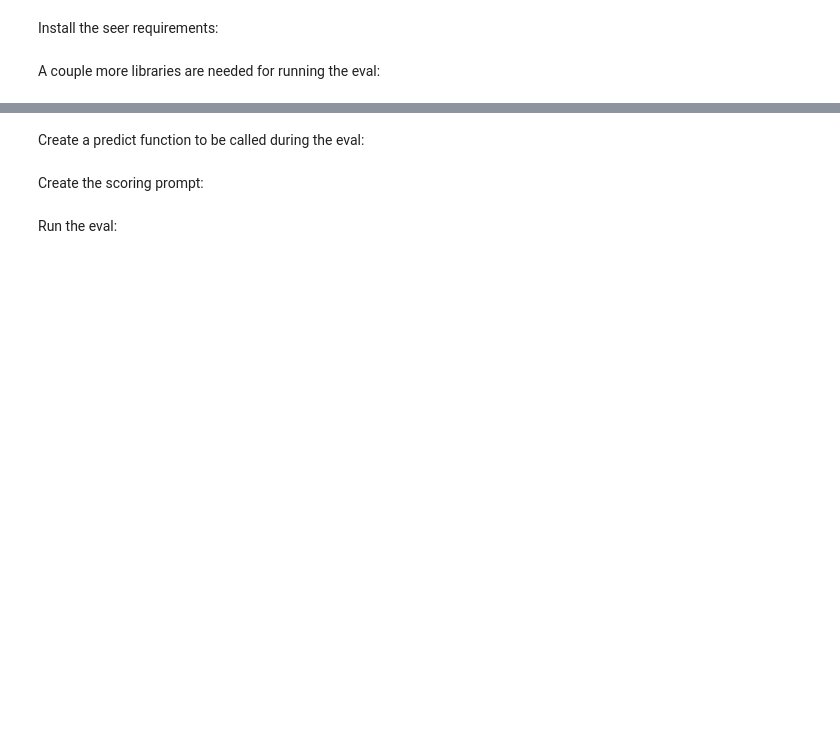
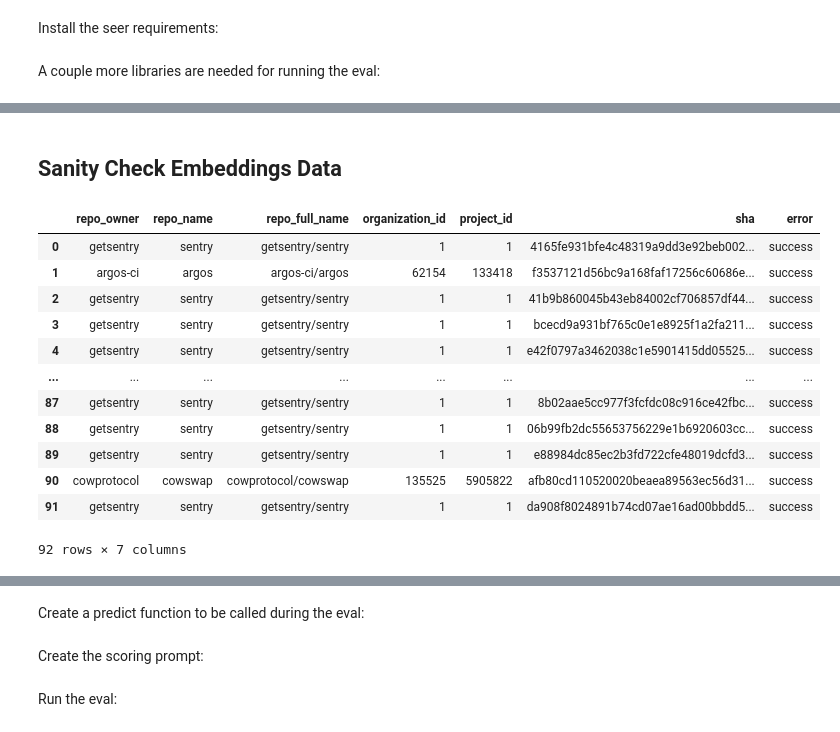
Before and after one commit to getsentry/seer, a Jupyter notebook: notebooks/run_eval.ipynb, the cells around one changed output, grey strips where cells are left out. Saved outputs shown, nothing was run; the diff lists cells and outputs as text; code cells hidden in the pictures; blank space fills up the shorter version.

```diff
--- a/notebooks/run_eval.ipynb
+++ b/notebooks/run_eval.ipynb
@@ -78,3 +126,68 @@ class EvalItem(BaseModel):
 
 class EvalItemWithDiff(EvalItem):
     diff: str
+# %% [markdown]
+## Sanity Check Embeddings Data
+# %%
+from seer.automation.codebase.codebase_index import CodebaseIndex
+import pandas as pd
+
+def check_embeddings():
+    examples = langsmith_client.list_examples(dataset_name=dataset_name)
+    summary = []
+
+    for example in examples:
+        run_item = EvalItem.model_validate(example.inputs)
+        [repo_owner, repo_name] = run_item.repo_name.split('/')
+        request = AutofixRequest(
+            organization_id=run_item.organization_id,
+            project_id=run_item.project_id,
+            repos=[RepoDefinition(provider="github", owner=repo_owner, name=repo_name, external_id=repo_name)],
+            base_commit_sha=run_item.commit.parents[0].sha,
+            issue=run_item.issue
+        )
+
+        state = ContinuationState.new(AutofixContinuation(request=AutofixRequest.model_validate(request)), group_id=run_item.issue.id)
+        try:
+            codebase_index = CodebaseIndex.from_repo_definition(
+                run_item.organization_id,
+                run_item.project_id,
+                RepoDefinition(provider="github", owner=repo_owner, name=repo_name, external_id=run_item.repo_name),
+                run_item.commit.parents[0].sha,
+                None,
+                state=state,
+                state_manager_class=AutofixCodebaseStateManager,
+                embedding_model=None)
+            summary.append([repo_owner, repo_name, run_item.repo_name, run_item.organization_id, run_item.project_id, run_item.commit.parents[0].sha, 'success'])
+        except Exception as e:
+            summary.append([repo_owner, repo_name, run_item.repo_name, run_item.organization_id, run_item.project_id, run_item.commit.parents[0].sha, str(e)])
+        # [repo_owner, repo_name] = run_item.repo_name.split('/')
+
+        # state = ContinuationState.new(AutofixContinuation(request=AutofixRequest.model_validate(request)), group_id=run_item.issue.id)
+
+        # event_manager = AutofixEventManager(state)
+        # context = AutofixContext(
+        #     state=state,
+        #     sentry_client=rpc_client,
+        #     event_manager=event_manager,
+        #     embedding_model=embedding_model,
+        # )
+    return pd.DataFrame(summary, columns=['repo_owner', 'repo_name', 'repo_full_name', 'organization_id', 'project_id',
+                                          'sha', 'error'])
+
+df = check_embeddings()
+df
+# %% [output]
+|  | repo_owner | repo_name | repo_full_name | organization_id | project_id | sha | error |
+| 0 | getsentry | sentry | getsentry/sentry | 1 | 1 | 4165fe931bfe4c48319a9dd3e92beb002... | success |
+| 1 | argos-ci | argos | argos-ci/argos | 62154 | 133418 | f3537121d56bc9a168faf17256c60686e... | success |
+| 2 | getsentry | sentry | getsentry/sentry | 1 | 1 | 41b9b860045b43eb84002cf706857df44... | success |
+| 3 | getsentry | sentry | getsentry/sentry | 1 | 1 | bcecd9a931bf765c0e1e8925f1a2fa211... | success |
+| 4 | getsentry | sentry | getsentry/sentry | 1 | 1 | e42f0797a3462038c1e5901415dd05525... | success |
+| ... | ... | ... | ... | ... | ... | ... | ... |
+| 87 | getsentry | sentry | getsentry/sentry | 1 | 1 | 8b02aae5cc977f3fcfdc08c916ce42fbc... | success |
+| 88 | getsentry | sentry | getsentry/sentry | 1 | 1 | 06b99fb2dc55653756229e1b6920603cc... | success |
+| 89 | getsentry | sentry | getsentry/sentry | 1 | 1 | e88984dc85ec2b3fd722cfe48019dcfd3... | success |
+| 90 | cowprotocol | cowswap | cowprotocol/cowswap | 135525 | 5905822 | afb80cd110520020beaea89563ec56d31... | success |
+| 91 | getsentry | sentry | getsentry/sentry | 1 | 1 | da908f8024891b74cd07ae16ad00bbdd5... | success |
+92 rows × 7 columns
```
Also changed, not shown: parts of 13 cells of this notebook, 9 other files.
